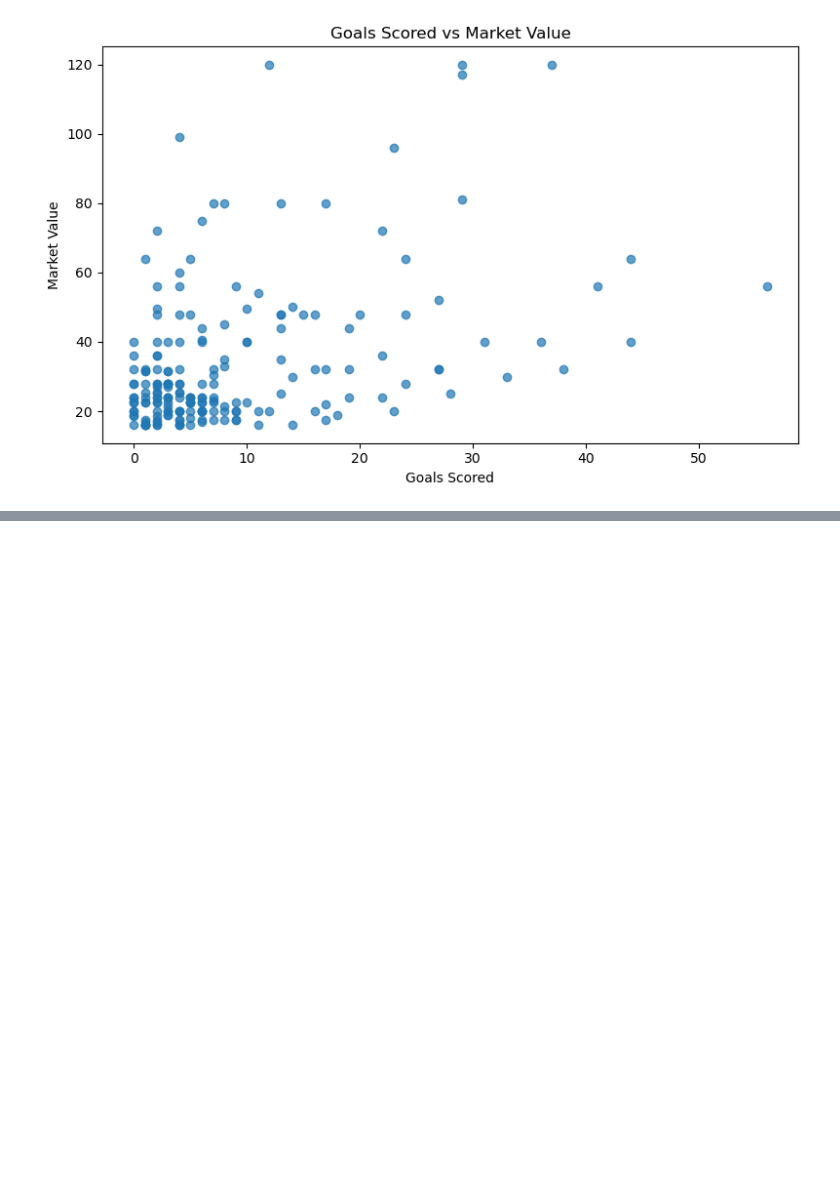
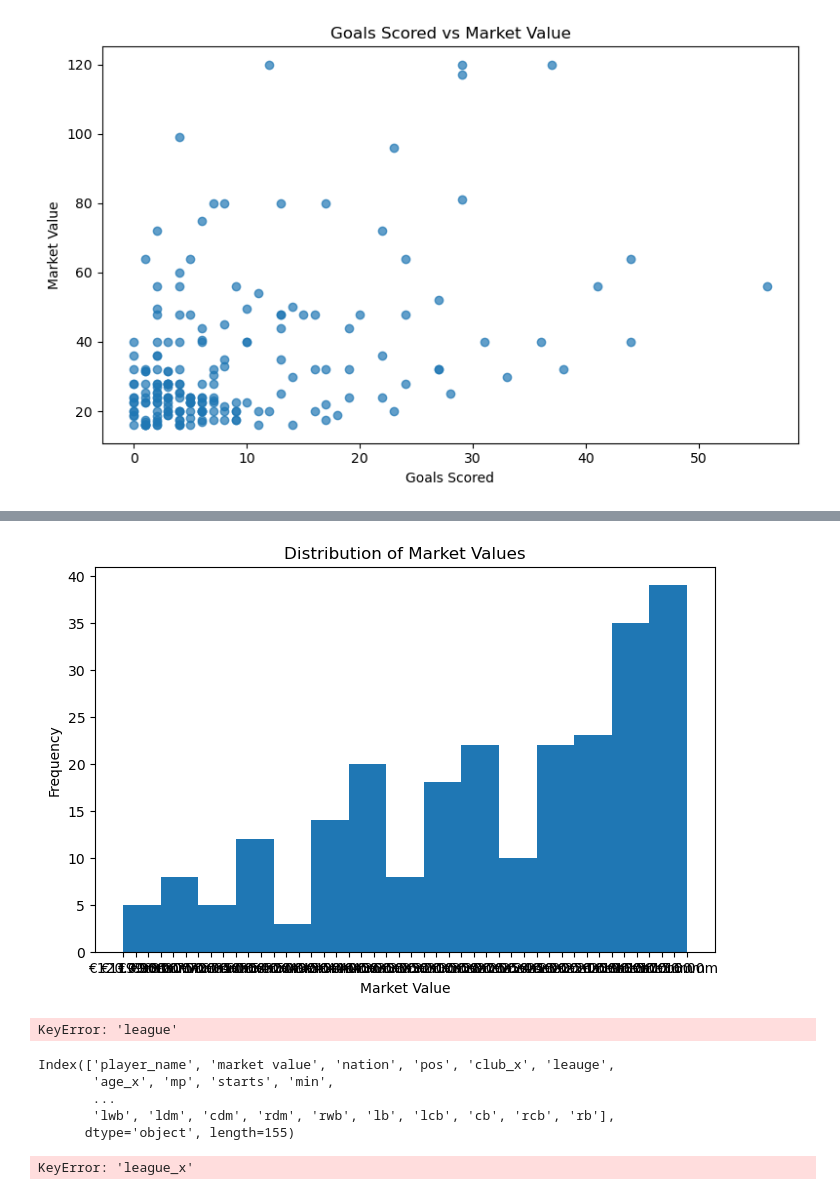
Before and after one commit to ArdilOner/DSA-210-Project-Ard-l-ner, a Jupyter notebook: analysis.ipynb, the cells around one changed output, grey strips where cells are left out. Cells and saved outputs as stored; diff of their text form; code cells hidden in the pictures; blank space fills up the shorter version.

```diff
--- a/analysis.ipynb
+++ b/analysis.ipynb
@@ -431,0 +596,49 @@ plt.show()
+# %%
+plt.figure(figsize=(8,5))
+plt.hist(df["market value"].dropna(), bins=15)
+
+plt.xlabel("Market Value")
+plt.ylabel("Frequency")
+plt.title("Distribution of Market Values")
+
+plt.show()
+# %% [output]
+[figure, added]
+# %%
+league_counts = df["league"].value_counts().head(10)
+
+plt.figure(figsize=(10,5))
+plt.bar(league_counts.index, league_counts.values)
+
+plt.xticks(rotation=45)
+plt.xlabel("League")
+plt.ylabel("Number of Players")
+plt.title("Number of Players by League")
+
+plt.tight_layout()
+plt.show()
+# %% [output]
+KeyError: 'league'
+# %%
+print(df.columns)
+# %% [output]
+Index(['player_name', 'market value', 'nation', 'pos', 'club_x', 'leauge',
+       'age_x', 'mp', 'starts', 'min',
+       ...
+       'lwb', 'ldm', 'cdm', 'rdm', 'rwb', 'lb', 'lcb', 'cb', 'rcb', 'rb'],
+      dtype='object', length=155)
+# %%
+league_counts = df["league_x"].value_counts().head(10)
+
+plt.figure(figsize=(10,5))
+plt.bar(league_counts.index, league_counts.values)
+
+plt.xticks(rotation=45)
+plt.xlabel("League")
+plt.ylabel("Number of Players")
+plt.title("Number of Players by League")
+
+plt.tight_layout()
+plt.show()
+# %% [output]
+KeyError: 'league_x'
```
Also changed, not shown: parts of 18 cells of this notebook.
